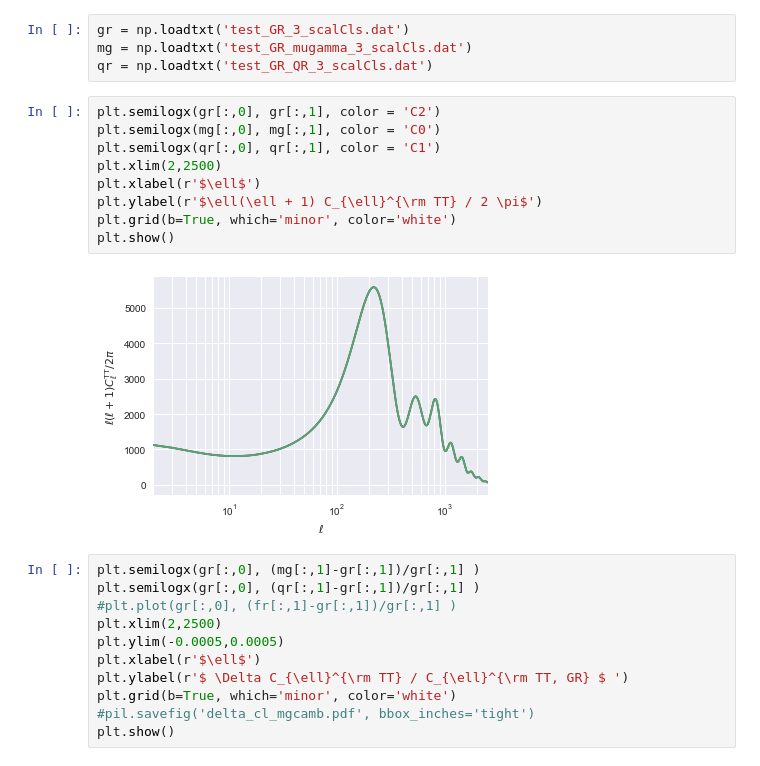
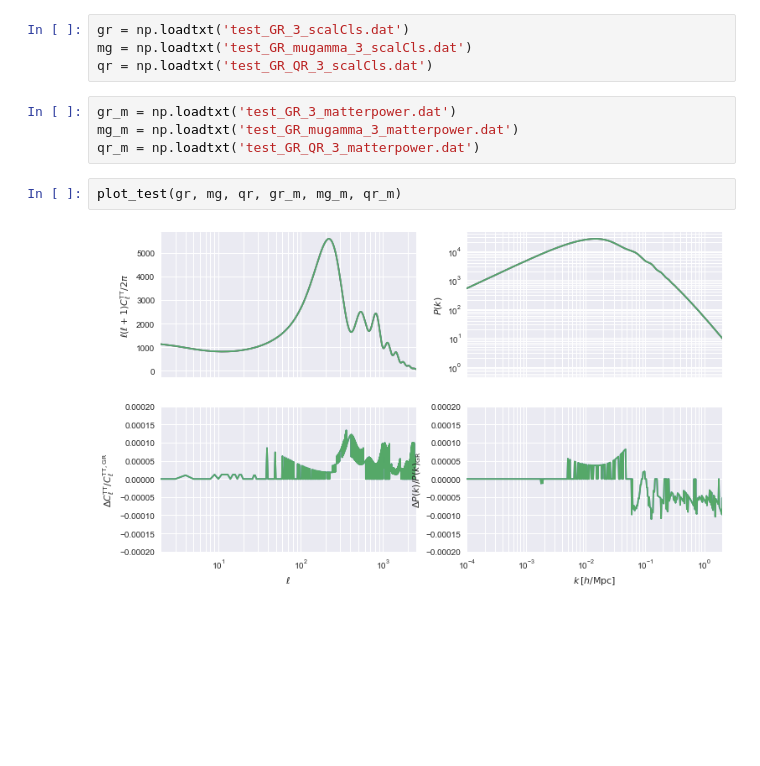
Before and after one commit to alexzucca90/MGCAMB_tests, a Jupyter notebook: MGCAMB_tests.ipynb, the cells around one changed output. Saved outputs shown, nothing was run; the diff lists cells and outputs as text; blank space fills up the shorter version.

Commit message:
little mod on tests

```diff
--- a/MGCAMB_tests.ipynb
+++ b/MGCAMB_tests.ipynb
@@ -95,25 +95,11 @@ plot_test(gr, mg, qr, gr_m, mg_m, qr_m)
 gr = np.loadtxt('test_GR_3_scalCls.dat')
 mg = np.loadtxt('test_GR_mugamma_3_scalCls.dat')
 qr = np.loadtxt('test_GR_QR_3_scalCls.dat')
-# %%
-plt.semilogx(gr[:,0], gr[:,1], color = 'C2')
-plt.semilogx(mg[:,0], mg[:,1], color = 'C0')
-plt.semilogx(qr[:,0], qr[:,1], color = 'C1')
-plt.xlim(2,2500)
-plt.xlabel(r'$\ell$')
-plt.ylabel(r'$\ell(\ell + 1) C_{\ell}^{\rm TT} / 2 \pi$')
-plt.grid(b=True, which='minor', color='white')
-plt.show()
-# %% [output]
-[figure, removed]
-# %%
-plt.semilogx(gr[:,0], (mg[:,1]-gr[:,1])/gr[:,1] )
-plt.semilogx(gr[:,0], (qr[:,1]-gr[:,1])/gr[:,1] )
-#plt.plot(gr[:,0], (fr[:,1]-gr[:,1])/gr[:,1] )
-plt.xlim(2,2500)
-plt.ylim(-0.0005,0.0005)
-plt.xlabel(r'$\ell$')
-plt.ylabel(r'$ \Delta C_{\ell}^{\rm TT} / C_{\ell}^{\rm TT, GR} $ ')
-plt.grid(b=True, which='minor', color='white')
-#pil.savefig('delta_cl_mgcamb.pdf', bbox_inches='tight')
-plt.show()
+# %%
+gr_m = np.loadtxt('test_GR_3_matterpower.dat')
+mg_m = np.loadtxt('test_GR_mugamma_3_matterpower.dat')
+qr_m = np.loadtxt('test_GR_QR_3_matterpower.dat')
+# %%
+plot_test(gr, mg, qr, gr_m, mg_m, qr_m)
+# %% [output]
+[figure, added]
```
